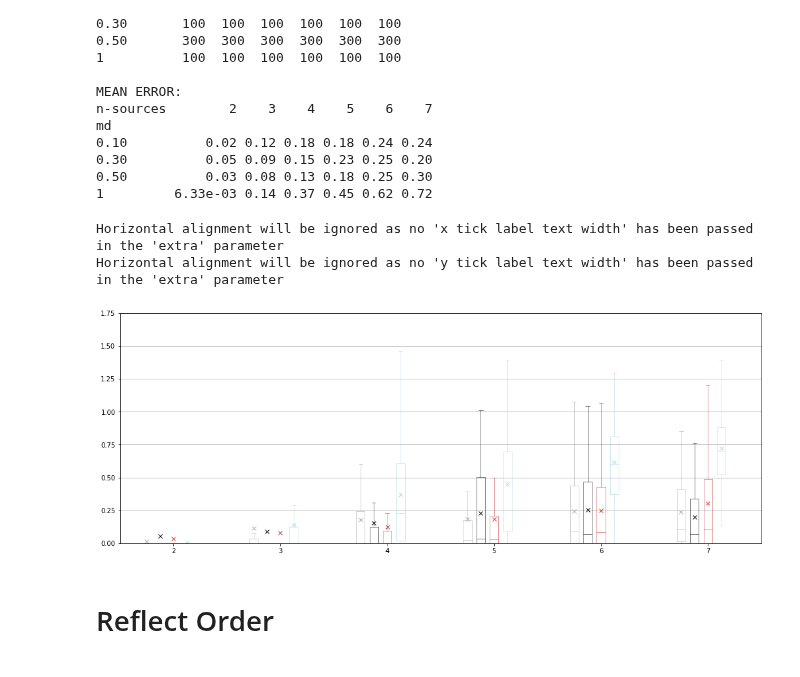
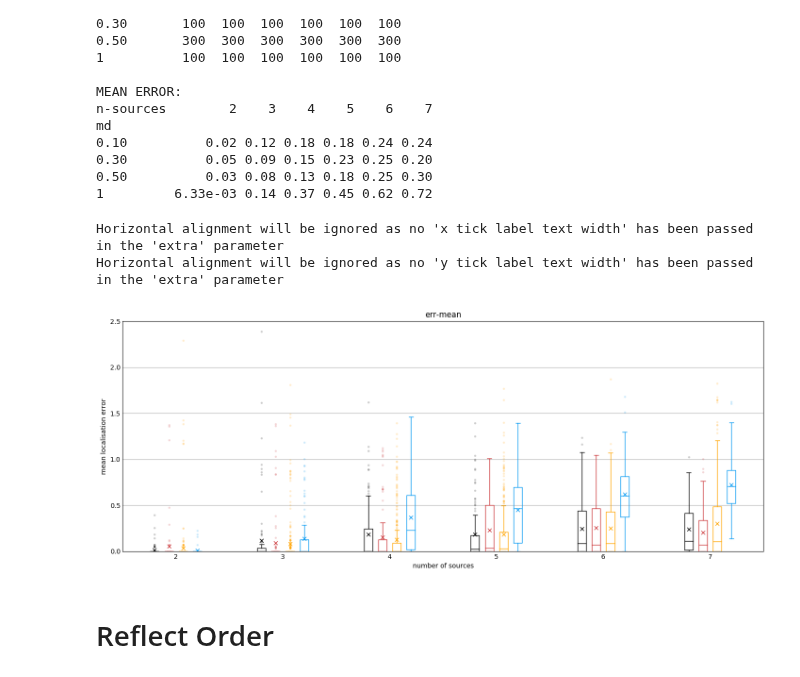
Before and after one commit to jannismain/fau-lnt-source-tracking-code, a Jupyter notebook: python/analysis-mean-err.ipynb, the cells around one changed output. Drawn from its saved outputs; the diff is of its cells as text; code cells hidden in the pictures.

```diff
--- a/python/analysis-mean-err.ipynb
+++ b/python/analysis-mean-err.ipynb
@@ -227,7 +131,5 @@ for col in cols:
 # %% [markdown]
 ## T60
-# %%
-df = load_all_data()
 # %%
 # Manipulate Data
 var = "T60"
@@ -312,23 +203,5 @@ for val in dfp.index.values:
-# %%
-# Print Means in Lineplot
-ax, i = init_grid((1,1),(6,6))
-cols = ['err-mean']#, 'percent-matched']
-axis_param = [[0.2, 0, 0, 1.01],[0.1, 0, 0,1.01]]
-for col in cols:
-    a = dft.pivot_table(col, index=['n-sources'], columns=[var], aggfunc='mean').plot(**DEFAULT_LINE_PLOT_ARGS, grid=True, ax=ax[i], title=col)
-#     a.set_ylim([0,1])
-    style_line_plot("number of sources", "", grid='x', ax=ax[i])
-    adjust_y_axis(*axis_param[i], a)
-    i+=1
-    if EXPORT_LATEX:
-        tikz_save("".join([PATH_LATEX_PLOTS, 'plot_{}_{}.tex'.format(desc, col)]),
-        figureheight = '\\figureheight',
-        figurewidth = '\\figurewidth'
-        )
 # %% [markdown]
 # Min-Distance
-# %%
-df = load_all_data()
 # %%
 var="md"
 # Manipulate Data
@@ -367,34 +240,19 @@ md
 0.50          0.03 0.08 0.13 0.18 0.25 0.30
 1         6.33e-03 0.14 0.37 0.45 0.62 0.72
 # %%
-dfp = dft.pivot_table("err-mean", index=["n-sources"], columns=var, aggfunc='mean').transpose()
+# Joint Boxplot, grouped
+fig = figure(figsize=(17,6.5)); ax  = fig.add_subplot(111)
 
-# Joint Boxplot, grouped
-offset = 0.25
-colors = ['darkgray', 'k',lms_red, 'lightblue']
-offset_table = np.arange(-offset, offset, 2*offset/len(colors))
-fig = figure( figsize=(17,6.5) )
-ax  = fig.add_subplot(111)
-boxplot_args = {'ax':ax,'notch':False,'return_type':'both','widths':0.08,'sym':'','showmeans':True, 'meanline':False}
 idx=0
-legend_dict = {}
-
 for val in dfp.index.values:
     dftt = dft[dft[var]==val]
-    bp = dftt.boxplot("err-mean", by=["n-sources"], **boxplot_args, whiskerprops = WHISKER_PROPS)
-    legend_dict["em={}".format(int(val))] = Patch(color=colors[idx])
-    style_boxplot(bp, None, colors[idx])
-    boxlines = bp["err-mean"][1]
-    for el in boxlines:
-        setp(boxlines[el], color=colors[idx],linewidth=0.5)  # this styles elements not in box
-        for el2 in boxlines[el]:
-            line = el2
-            setp(line, xdata=getp(line, 'xdata')+offset_table[idx])
+    bp = dftt.boxplot("err-mean", by=["n-sources"], ax=ax, **boxplot_args)
+    style_boxplot(bp, None, idx, len(dfp.index.values))
     idx+=1
-# plt.legend(list(legend_dict.values()), list(legend_dict.keys()))  # Legend is added in LaTeX!
+
 if EXPORT_LATEX:
     tikz_save("".join([PATH_LATEX_PLOTS, 'boxplot-joined-{}.tex'.format(var)]), strict=True, wrap=False)
 # %% [output]
 Horizontal alignment will be ignored as no 'x tick label text width' has been passed in the 'extra' parameter
 Horizontal alignment will be ignored as no 'y tick label text width' has been passed in the 'extra' parameter
-[figure, old version]
+[figure, new version]
```
Also changed, not shown: parts of 49 cells of this notebook, 2 other files.
